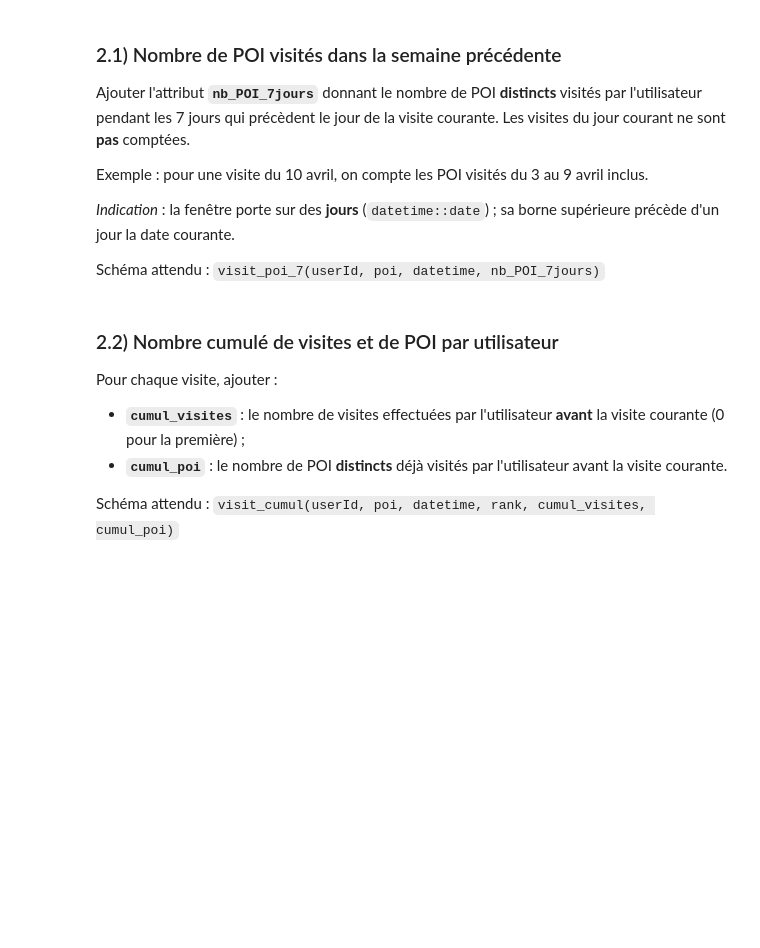
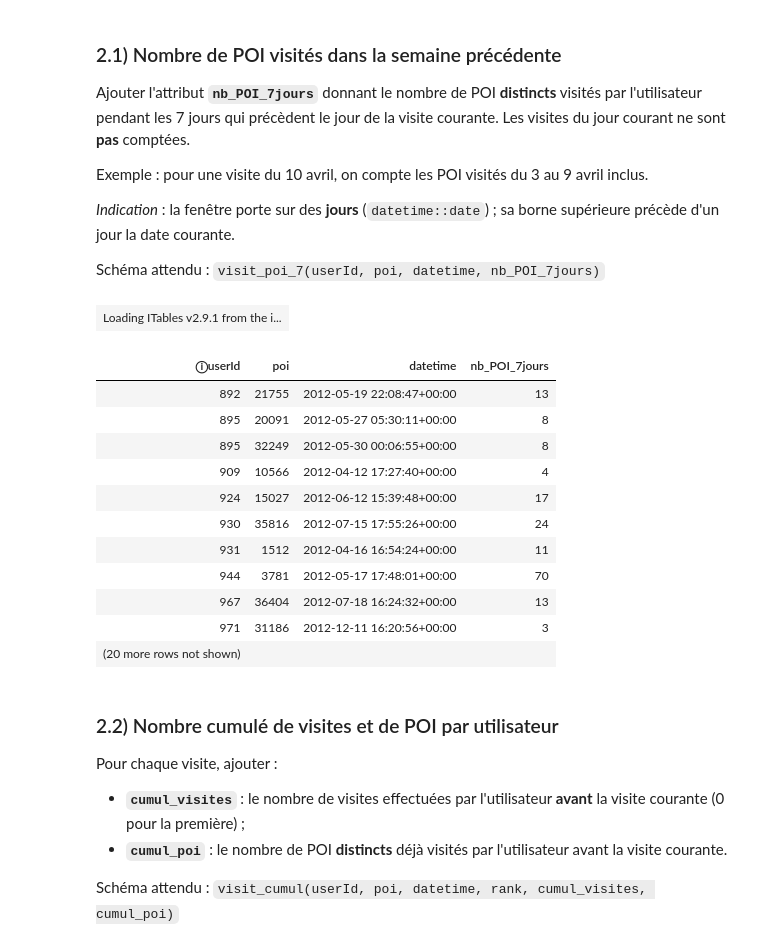
Before and after one commit to cwilson-su/Large-Scale-Data-Analytics-Labs, a Jupyter notebook: LAB2_2026_Fenetres_avec_duckdb.ipynb, the cells around one changed output. Saved outputs shown, nothing was run; the diff lists cells and outputs as text; code cells hidden in the pictures; blank space fills up the shorter version.

```diff
--- a/LAB2_2026_Fenetres_avec_duckdb.ipynb
+++ b/LAB2_2026_Fenetres_avec_duckdb.ipynb
@@ -1232,3 +1227,33 @@ display(visit_poi_7)
+# %%
+visit_poi_7 = db.sql("""
+SELECT
+    v1.userId,
+    v1.poi,
+    v1.datetime,
+    COUNT(DISTINCT v2.poi) AS nb_POI_7jours
+FROM visit_poi v1
+LEFT JOIN visit_poi v2
+  ON v1.userId = v2.userId
+ AND v2.datetime::DATE >= v1.datetime::DATE - INTERVAL '7' DAY
+ AND v2.datetime::DATE < v1.datetime::DATE
+GROUP BY v1.userId, v1.poi, v1.datetime
+""")
+
+display(visit_poi_7)
+# %% [output]
+| Loading ITables v2.9.1 from the i... |
+| ⓘuserId | poi | datetime | nb_POI_7jours |
+| 892 | 21755 | 2012-05-19 22:08:47+00:00 | 13 |
+| 895 | 20091 | 2012-05-27 05:30:11+00:00 | 8 |
+| 895 | 32249 | 2012-05-30 00:06:55+00:00 | 8 |
+| 909 | 10566 | 2012-04-12 17:27:40+00:00 | 4 |
+| 924 | 15027 | 2012-06-12 15:39:48+00:00 | 17 |
+| 930 | 35816 | 2012-07-15 17:55:26+00:00 | 24 |
+| 931 | 1512 | 2012-04-16 16:54:24+00:00 | 11 |
+| 944 | 3781 | 2012-05-17 17:48:01+00:00 | 70 |
+| 967 | 36404 | 2012-07-18 16:24:32+00:00 | 13 |
+| 971 | 31186 | 2012-12-11 16:20:56+00:00 | 3 |
+| (20 more rows not shown) |  |  |  |
 # %% [markdown]
 ### 2.2) Nombre cumulé de visites et de POI par utilisateur
 
```
Also changed, not shown: parts of 3 cells of this notebook.
